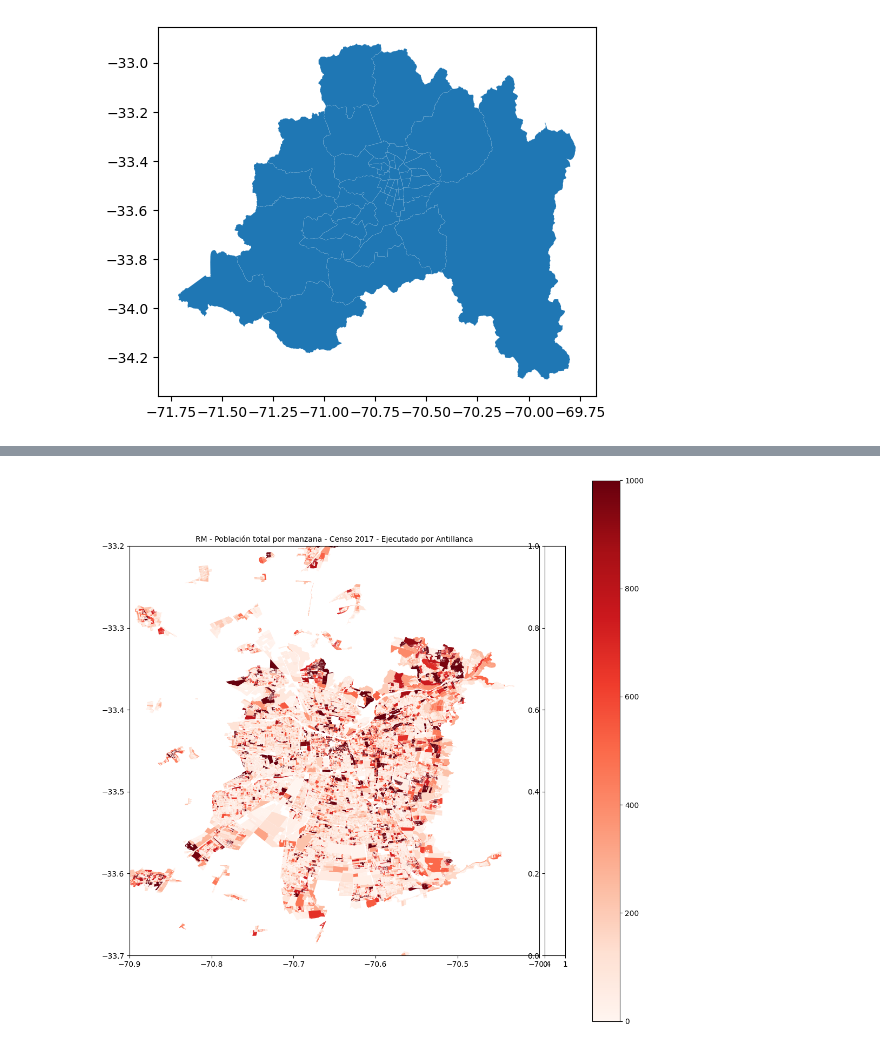
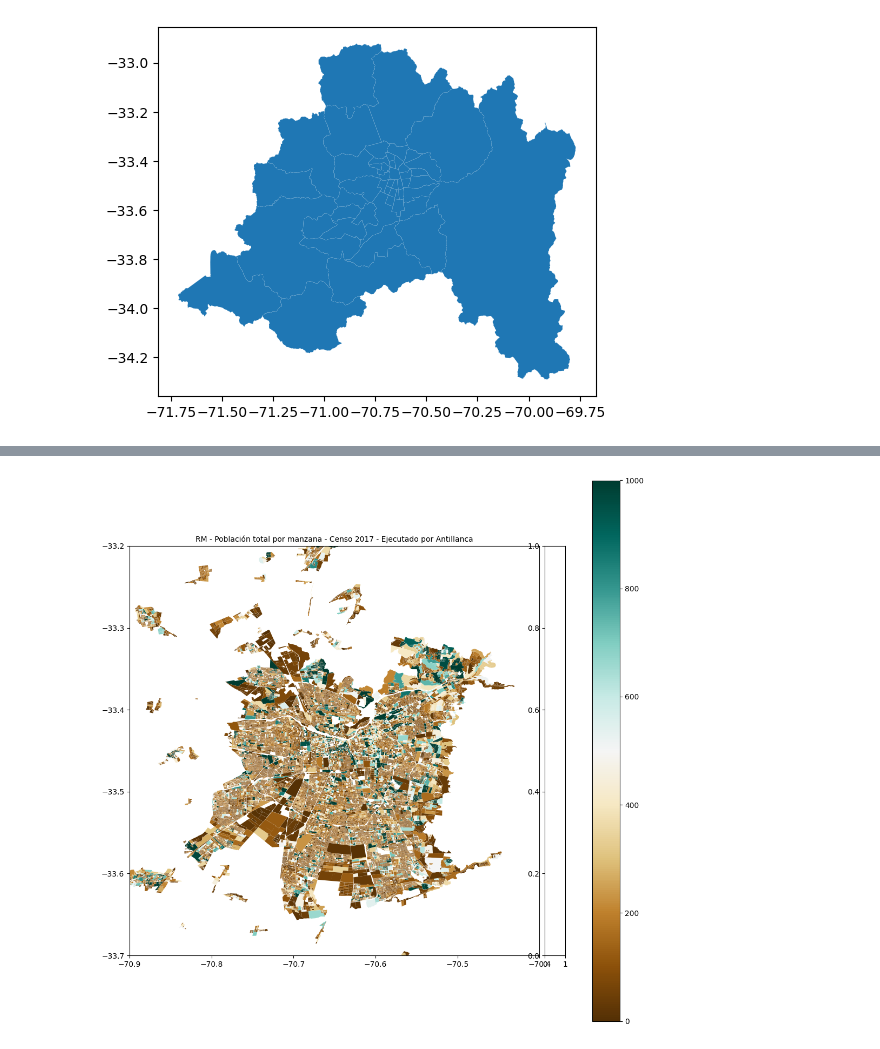
Before and after one commit to Uzbekistan30171739/IMT2200-Boris-Antillanca, a Jupyter notebook: Actividad 1/codigo_actividad.ipynb, the cells around one changed output, grey strips where cells are left out. Drawn from its saved outputs; the diff is of its cells as text; code cells hidden in the pictures.

```diff
--- a/Actividad 1/codigo_actividad.ipynb
+++ b/Actividad 1/codigo_actividad.ipynb
@@ -101,32 +101,32 @@ manz.head()
 from mpl_toolkits.axes_grid1 import make_axes_locatable
 import matplotlib.colors as colors
 
 #Crear figura y ejes
 fig=plt.figure(figsize=(13,13))
 ax=fig.add_subplot(111)
 divider = make_axes_locatable(ax)
 cax = divider.append_axes("right", size="5%", pad=0.1)
 
 # cantidad de personas por manzana
 Z=manz['TOTAL_PERS']
-manz.plot(ax=ax, column='TOTAL_PERS', cmap='Reds', legend=True, vmin=0, vmax=1000)
+manz.plot(ax=ax, column='TOTAL_PERS', cmap='BrBG', legend=True, vmin=0, vmax=1000)
 
 com_projected = com.to_crs(epsg=3857)
 com_projected.boundary.plot(ax=ax, lw=0.2, color='k')
 
 xlim=[-70.9,-70.4]
 ylim=[-33.7,-33.2]
 for x, y, label in zip(com_projected.geometry.centroid.x, com_projected.geometry.centroid.y, com_projected.NOM_COMUNA):
     if xlim[0]<x<xlim[1] and ylim[0]<y<ylim[1]:
         ax.text(x, y, label, fontsize = 10)
 
 ax.set_xlim(xlim)
 ax.set_ylim(ylim);
 
 ## Reemplace 'XXX' por su apellido
 ax.set_title('RM - Población total por manzana - Censo 2017 - Ejecutado por Antillanca',fontsize=10)
 
 ## Reemplace 'XXX' por su apellido en el nombre del archivo de salida
 fig.savefig('PoblacionRM_C2017_Antillanca.jpg')
 # %% [output]
-[figure, old version]
+[figure, new version]
```
Also changed, not shown: parts of 7 cells of this notebook, 3 other files.
